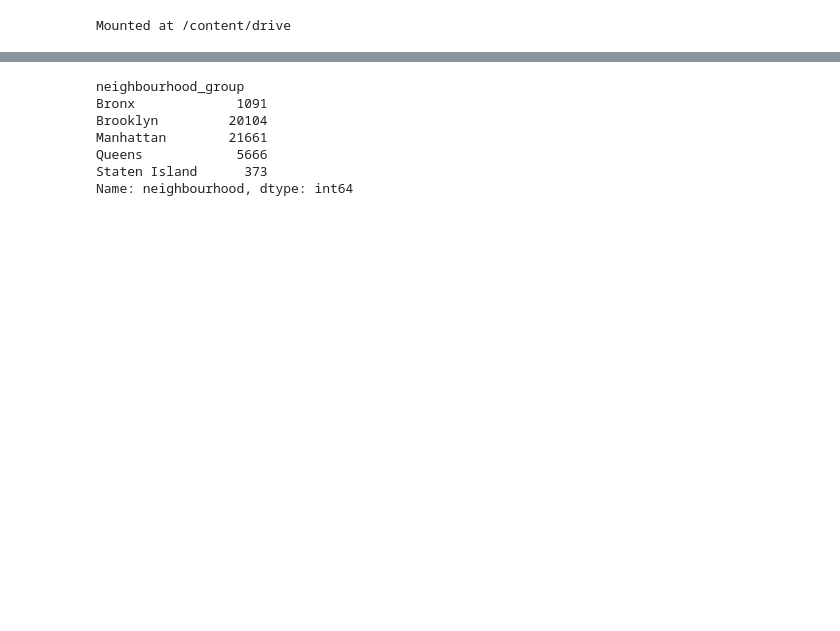
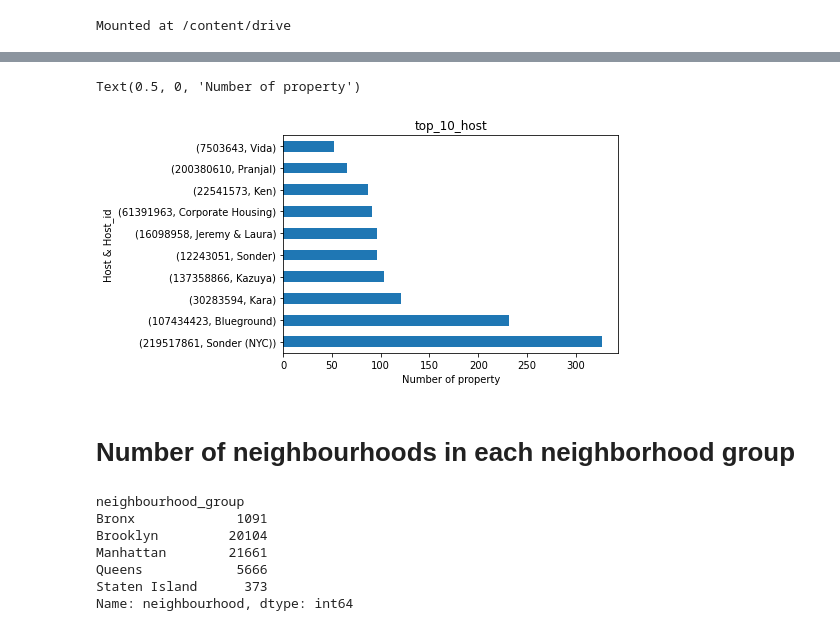
Before and after one commit to alokbhoi447/Airbnb-Booking-Analysis, a Jupyter notebook: Airbnb_Bookings_Analysis_Capstone_Project.ipynb, the cells around one changed output, grey strips where cells are left out. Cells and saved outputs as stored; diff of their text form; code cells hidden in the pictures; blank space fills up the shorter version.

```diff
--- a/Airbnb_Bookings_Analysis_Capstone_Project.ipynb
+++ b/Airbnb_Bookings_Analysis_Capstone_Project.ipynb
@@ -107,0 +80,3 @@ df[df['name'].isnull()]
+# %%
+top_10_host = df.groupby(['host_id','host_name'])['host_name'].count().sort_values(ascending=False).head(10)
+top_10_host
@@ -108 +96,12 @@ df[df['name'].isnull()]
+# %%
+top_10_host.plot(kind = 'barh')
+
+plt.title('top_10_host')
+plt.ylabel('Host & Host_id')
+plt.xlabel('Number of property')
+# %% [output]
+Text(0.5, 0, 'Number of property')
+[figure, added]
+# %% [markdown]
+# **Number of neighbourhoods in each neighborhood group**
 # %%
```
Also changed, not shown: parts of 37 cells of this notebook.
